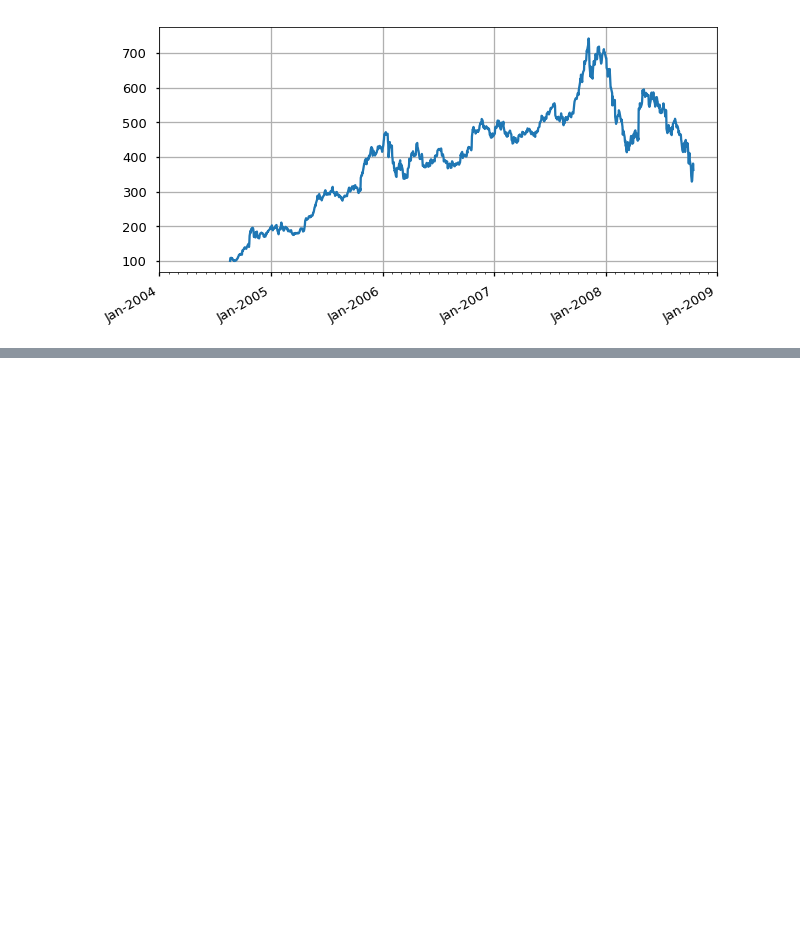
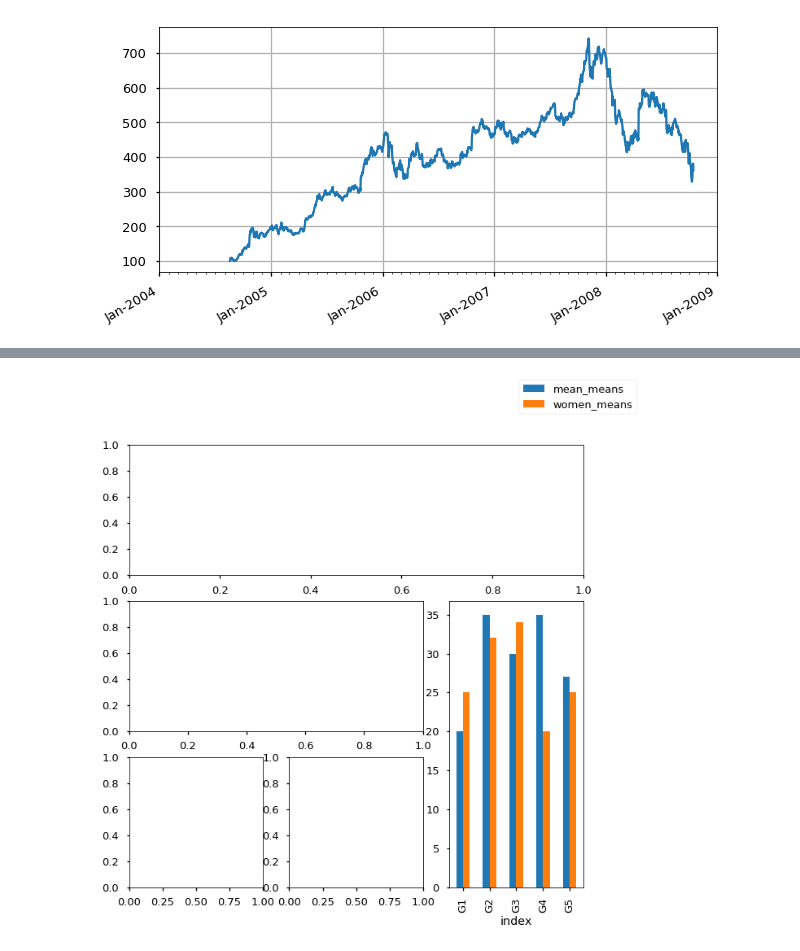
Before and after one commit to jeevankumarr/ml-books, a Jupyter notebook: Sub Plots.ipynb, the cells around one changed output, grey strips where cells are left out. Drawn from its saved outputs; the diff is of its cells as text; code cells hidden in the pictures; blank space fills up the shorter version.

```diff
--- a/Sub Plots.ipynb
+++ b/Sub Plots.ipynb
@@ -190,0 +215,8 @@ plt.show()
+# %%
+import pandas as pd
+men_means, men_std = (20, 35, 30, 35, 27), (2, 3, 4, 1, 2)
+women_means, women_std = (25, 32, 34, 20, 25), (3, 5, 2, 3, 3)
+ind = np.arange(len(men_means))  # the x locations for the groups
+df = pd.DataFrame({'mean_means': men_means, 'men_std': men_std, 'women_means': women_means, 'women_std':women_std })
+display(ind)
+df.head()
@@ -190,0 +231,13 @@ plt.show()
+# %%
+ax1 = plt.subplot2grid((3, 3), (0, 0), colspan=3)
+ax2 = plt.subplot2grid((3, 3), (1, 0), colspan=2)
+ax3 = plt.subplot2grid((3, 3), (1, 2), rowspan=2)
+ax4 = plt.subplot2grid((3, 3), (2, 0), colspan=1)
+ax5 = plt.subplot2grid((3, 3), (2, 1), colspan=1)
+df[['mean_means', 'women_means']].reset_index().plot('index', ax=ax3, kind='bar', legend=False)
+ax3.set_xticklabels(('G1', 'G2', 'G3', 'G4', 'G5'))
+
+plt.gcf().legend()
+plt.gcf().set_size_inches(10, 10)
+# %% [output]
+[figure, added]
```
Also changed, not shown: parts of 5 cells of this notebook.
